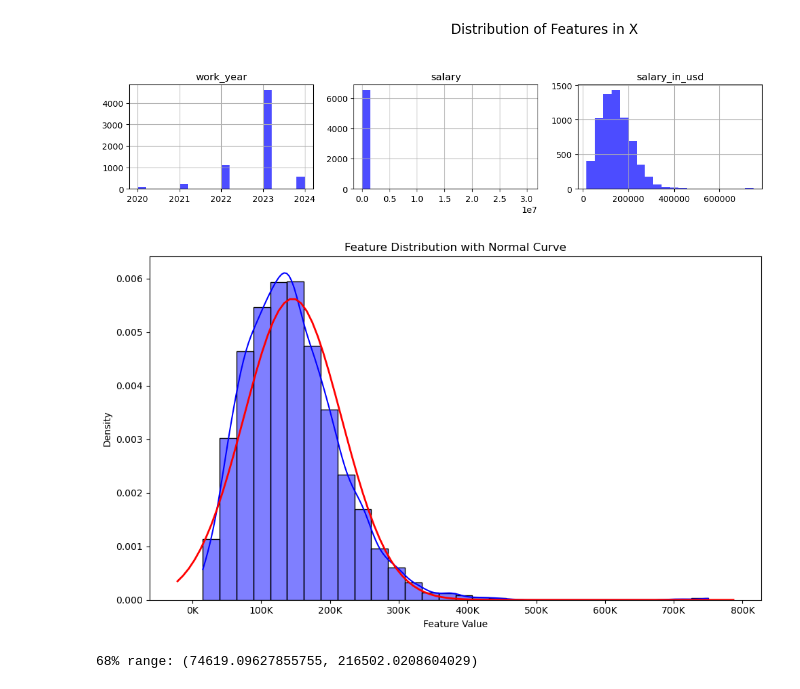
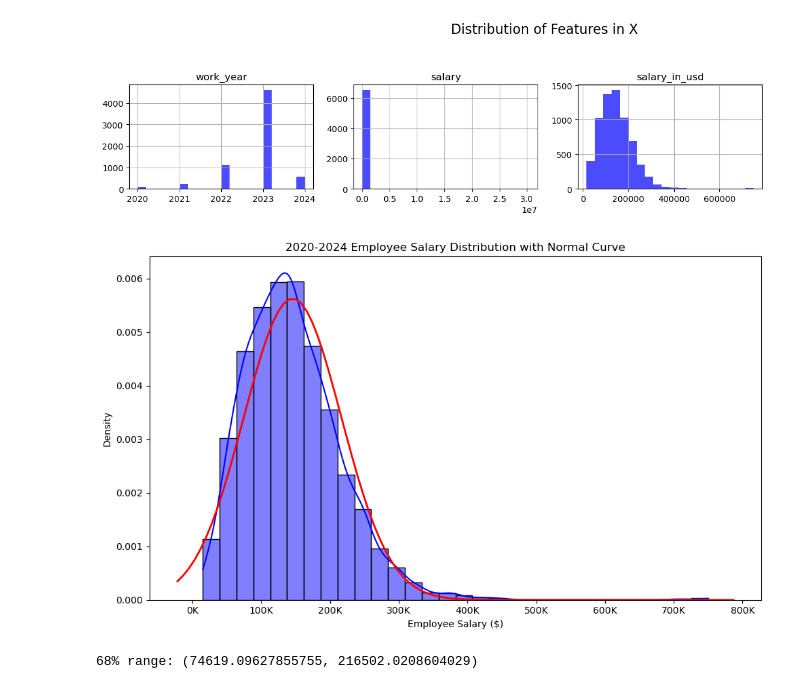
Before and after one commit to tlockhart/project-2, a Jupyter notebook: final_results/salary_data_classifier.ipynb, the cells around one changed output. Saved outputs shown, nothing was run; the diff lists cells and outputs as text; code cells hidden in the pictures.

```diff
--- a/final_results/salary_data_classifier.ipynb
+++ b/final_results/salary_data_classifier.ipynb
@@ -84,37 +84,37 @@ if not pd.api.types.is_numeric_dtype(feature_to_plot):
     exit() # Or handle the non-numeric case appropriately
 
 # Scale the data by 1000 (if it's salary or similar):
 feature_to_plot_scaled = feature_to_plot / 1000
 
 # Plot the histogram with KDE using the SCALED data:
 plt.figure(figsize=(10, 6))
 sns.histplot(feature_to_plot_scaled, kde=True, stat="density", color="blue", bins=30)
 
 # Overlay the normal distribution (using the SCALED mean and std):
 mean_scaled = feature_to_plot_scaled.mean()
 std_scaled = feature_to_plot_scaled.std()
 xmin_scaled, xmax_scaled = plt.xlim()
 x_scaled = np.linspace(xmin_scaled, xmax_scaled, 100)
 p_scaled = norm.pdf(x_scaled, mean_scaled, std_scaled)
 plt.plot(x_scaled, p_scaled, 'r', linewidth=2)
 
 
-plt.title('Feature Distribution with Normal Curve')  # More general title
-plt.xlabel('Feature Value')  # More general x-axis label
+plt.title('2020-2024 Employee Salary Distribution with Normal Curve')  # More general title
+plt.xlabel('Employee Salary ($)')  # More general x-axis label
 plt.ylabel('Density')
 
 # Format x-axis ticks to show thousands (if applicable):
 def format_thousands(x, pos):
     return f'{x:.0f}K'
 
 formatter = ticker.FuncFormatter(format_thousands)
 plt.gca().xaxis.set_major_formatter(formatter)
 
 plt.tight_layout()
-plt.savefig("feature_distribution_scaled.png", dpi=300)
+plt.savefig("./images/salary_distribution_scaled.png", dpi=300)
 plt.show()
 # %% [output]
-[figure, old version]
+[figure, new version]
 # %%
 # Data Partitioning: Attempt 1 of 2: Calculate the average range based on the 68% of the Empirical rule
 mean_salary = np.mean(feature_to_plot)
```
Also changed, not shown: parts of 16 cells of this notebook, 6 other files.
